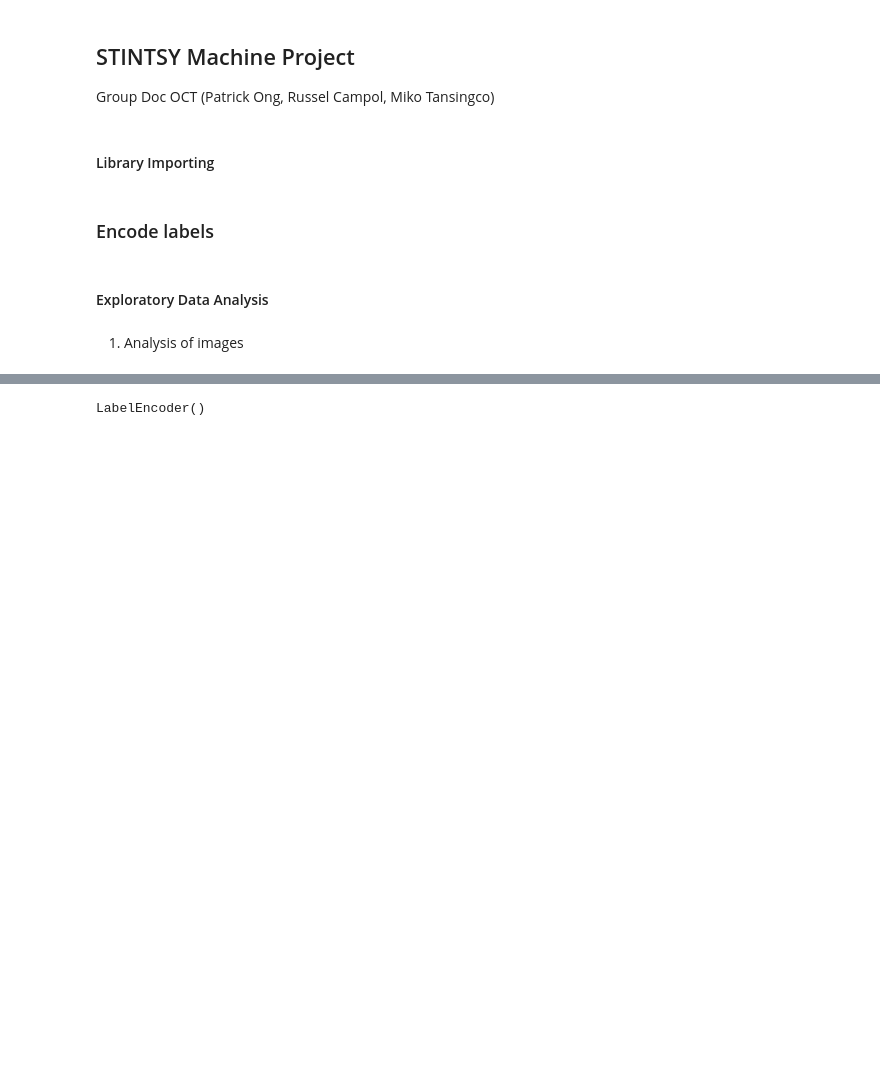
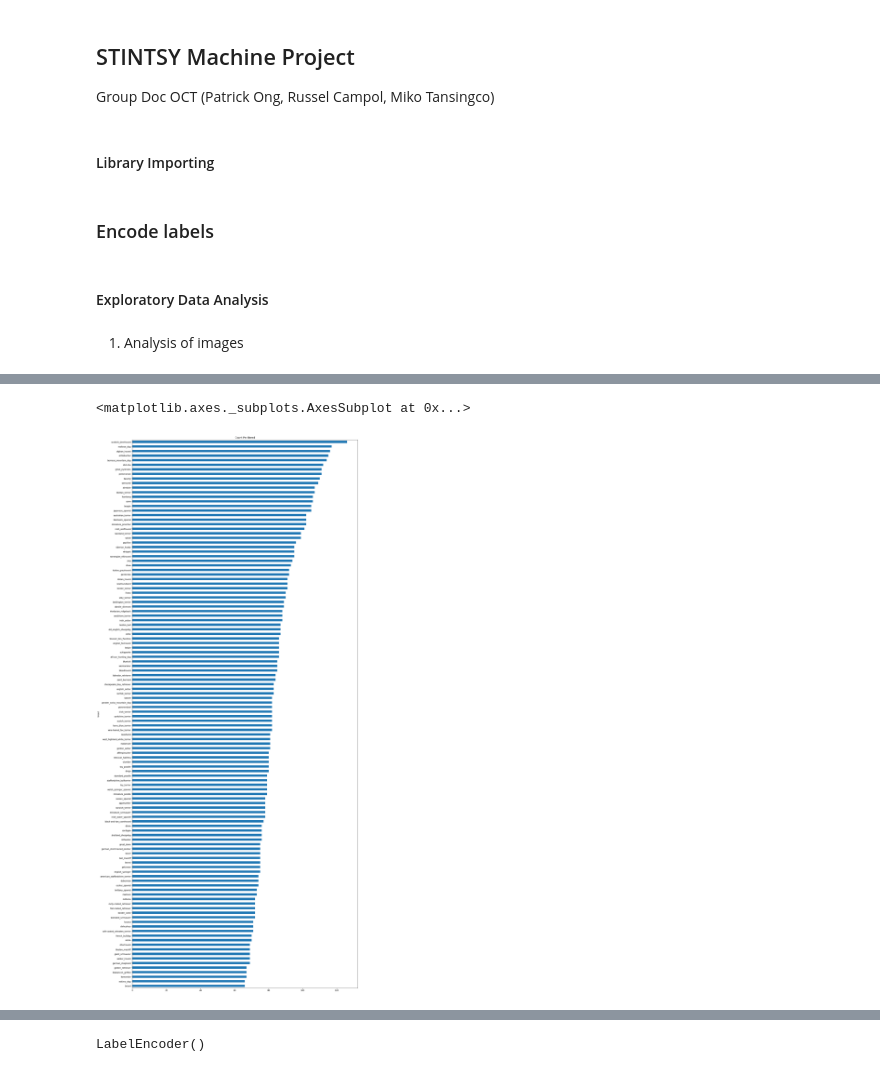
Before and after one commit to MikoTansingco/STINTSY-Machine-Project, a Jupyter notebook: STINTSY Machine Project.ipynb, the cells around one changed output, grey strips where cells are left out. Drawn from its saved outputs; the diff is of its cells as text; code cells hidden in the pictures; blank space fills up the shorter version.

```diff
--- a/STINTSY Machine Project.ipynb
+++ b/STINTSY Machine Project.ipynb
@@ -28,0 +46,3 @@ data = pd.read_csv('labels.csv')
+# %%
+data_plot = data.groupby('breed')['id'].count().sort_values()
+data_plot
@@ -28,0 +63,5 @@ data = pd.read_csv('labels.csv')
+# %%
+data_plot.plot(kind = 'barh', figsize=(20,50), title="Count Per Breed")
+# %% [output]
+<matplotlib.axes._subplots.AxesSubplot at 0x...>
+[figure, added]
```
Also changed, not shown: parts of 27 cells of this notebook.
